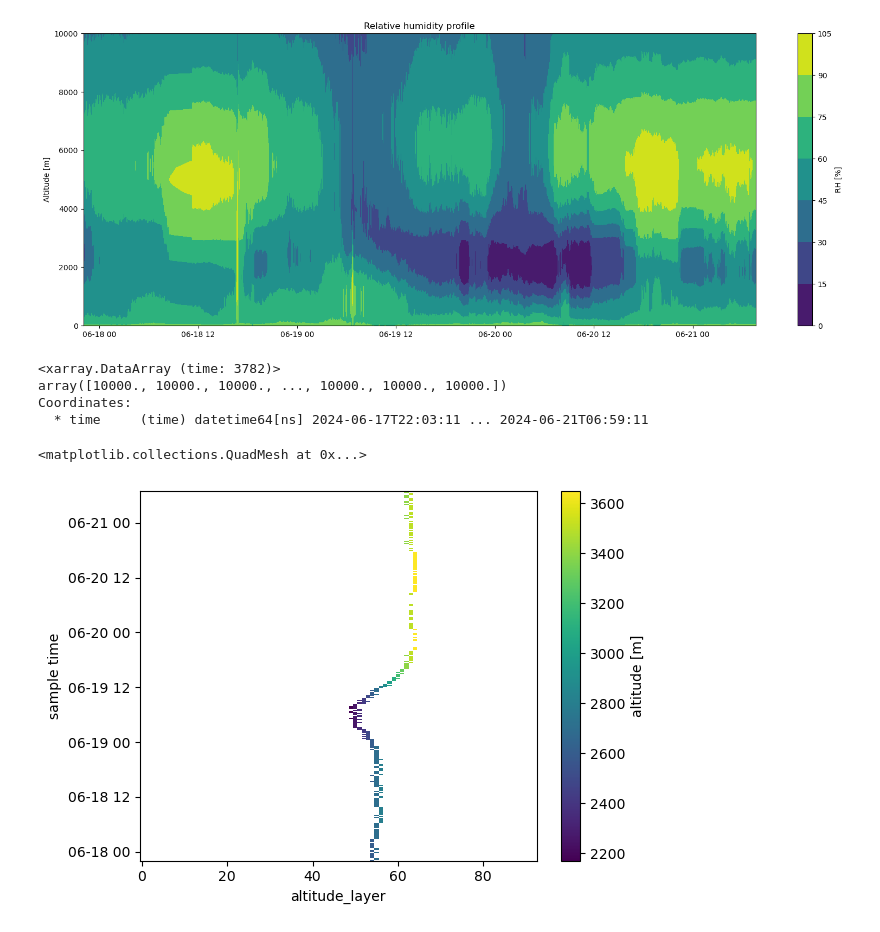
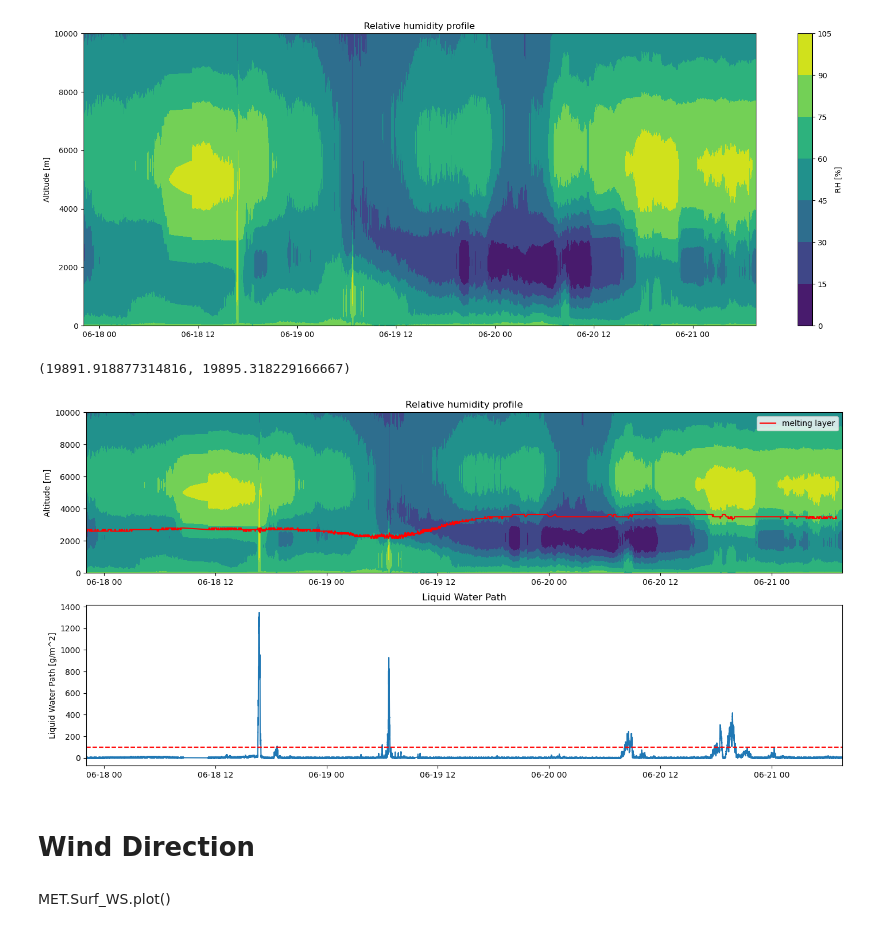
Before and after one commit to nefelita/Fieldwork, a Jupyter notebook: Nef.ipynb, the cells around one changed output. Saved outputs shown, nothing was run; the diff lists cells and outputs as text; code cells hidden in the pictures.

```diff
--- a/Nef.ipynb
+++ b/Nef.ipynb
@@ -266,6 +267,15 @@ ax2.set_xlim(pd.Timestamp("2024-06-19"), pd.Timestamp("2024-06-20"))
 [figure]
 # %% [markdown]
 # Liquid Water Cloud
+# %%
+mask = (TPC.T_prof > 272.8) & (TPC.T_prof < 273.3)
+melting_altitude = TPC.altitude.where(mask)
+
+melting_heights = melting_altitude.values
+non_nan_indices = np.where(~np.isnan(melting_heights))          ## the temperature interval is not met
+                                                                ##at all timestamps, so we need to keep where
+                                                                # it is not nan for plotting (there use melting_altitude.time[non_nan_indices[0]])
+melting_heights = melting_heights[~np.isnan(melting_heights)]
 # %%
 fig,ax = plt.subplots(1,figsize=(20,7))
 contour = ax.contourf(HPC.time, HPC.altitude[1], HPC.RH_prof.T)
@@ -298,16 +289,22 @@ zero_deg_altitudes_da = xr.DataArray(zero_deg_altitudes, coords=[TPC.time], dims
-# %%
-zero_deg_altitudes_da
-# %% [output]
-<xarray.DataArray (time: 3782)>
-array([10000., 10000., 10000., ..., 10000., 10000., 10000.])
-Coordinates:
-  * time     (time) datetime64[ns] 2024-06-17T22:03:11 ... 2024-06-21T06:59:11
-# %%
-temp0 = TPC.altitude.where((TPC.T_prof.values > 272.8) & (TPC.T_prof.values < 273.3))
-temp0.dropna(dim = 'time')
-temp0.dropna(dim = 'altitude_layer')
-temp0.squeeze()
-temp0.resample(time = '1D')
-# %% [output]
-<matplotlib.collections.QuadMesh at 0x...>
-[figure, removed]
+# %%
+fig,(ax1,ax2) = plt.subplots(2,1,figsize=(17,8))
+
+ax1.contourf(HPC.time, HPC.altitude[1], HPC.RH_prof.T)
+ax1.set_title('Relative humidity profile')
+ax1.set_ylabel('Altitude [m]')
+ax1.set_xlim(pd.Timestamp("2024-06-17T22:03:11.000000000"), pd.Timestamp("2024-06-21T07:38:15.000000000"))
+ax1.plot(melting_altitude.time[non_nan_indices[0]],melting_heights, color = 'red', label = 'melting layer')
+ax1.legend()
+
+ax2.plot(LWP.time, LWP.LWP)
+ax2.axhline(100,color='red',linestyle='--', label = '100 g/m^2')
+ax2.set_ylabel('Liquid Water Path [g/m^2]')
+ax2.set_title('Liquid Water Path')
+ax2.set_xlim(pd.Timestamp("2024-06-17T22:03:11.000000000"), pd.Timestamp("2024-06-21T07:38:15.000000000"))
+# %% [output]
+(19891.918877314816, 19895.318229166667)
+[figure, added]
+# %% [markdown]
+# Wind Direction
+# %% [markdown]
+MET.Surf_WS.plot()
```
Also changed, not shown: parts of 5 cells of this notebook.
